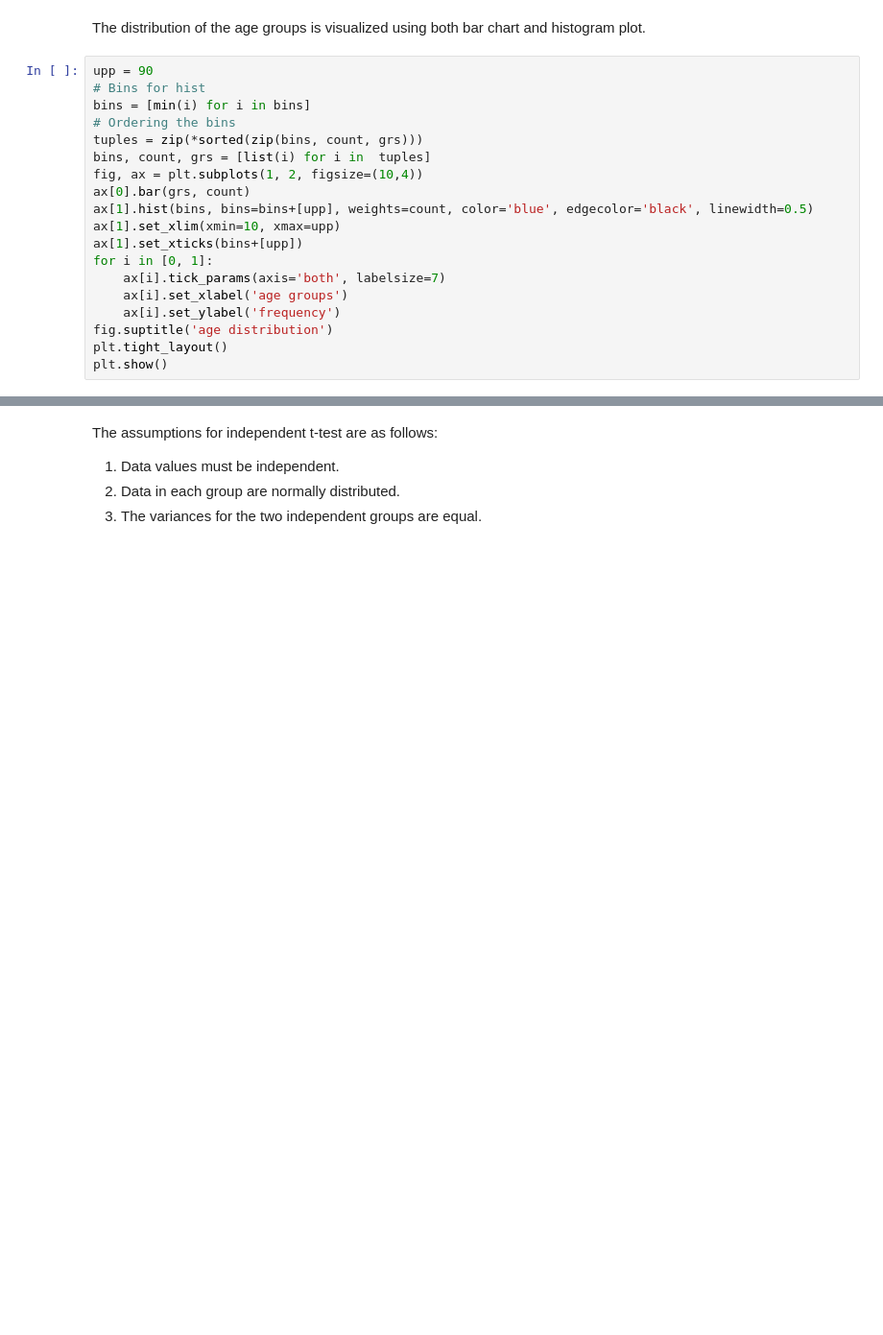
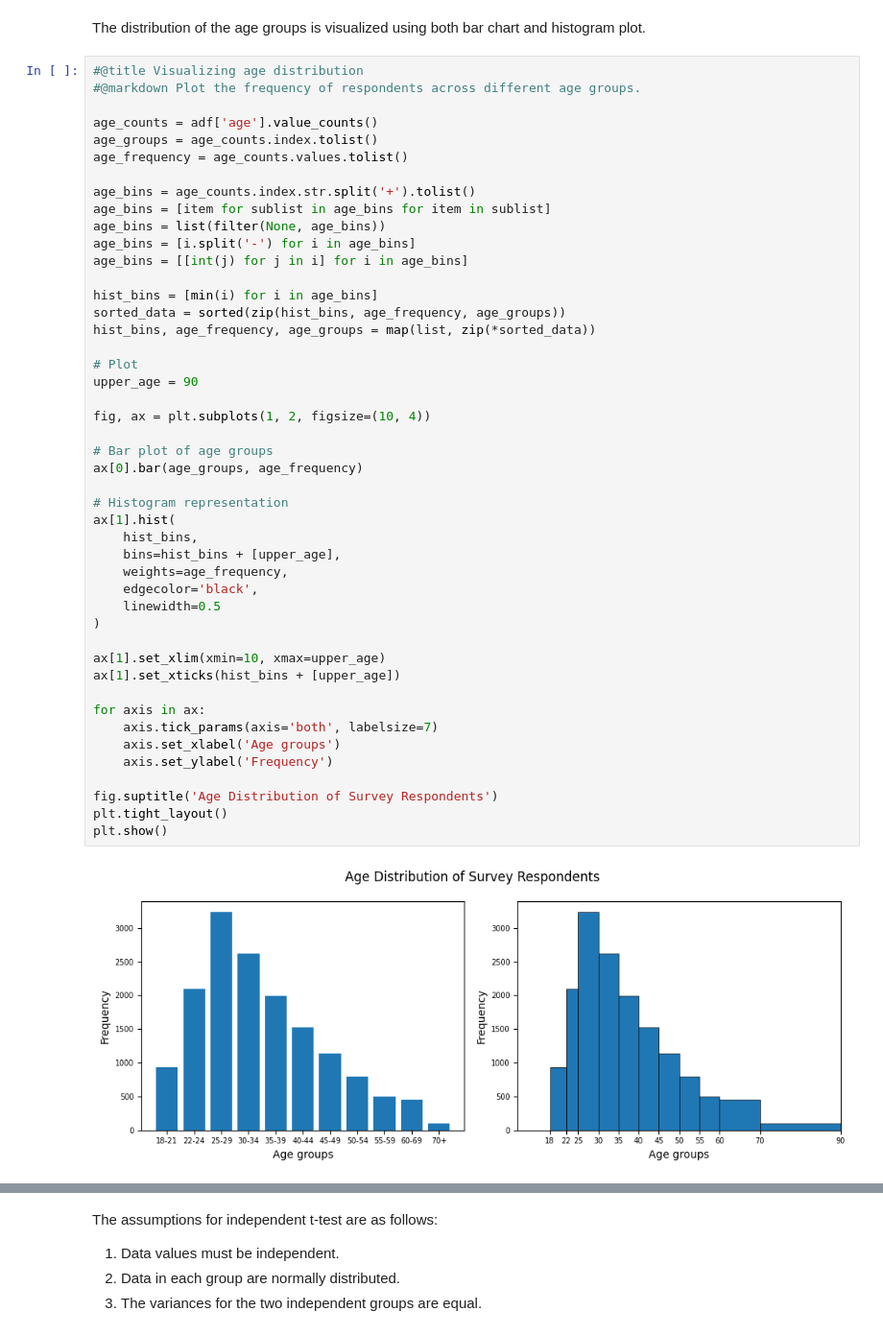
Before and after one commit to ali-sh-96/Machine-learning-Portfolio, a Jupyter notebook: project1/project1.ipynb, the cells around one changed output, grey strips where cells are left out. Shown at 96% size. Cells and saved outputs as stored; diff of their text form; blank space fills up the shorter version.

```diff
--- a/project1/project1.ipynb
+++ b/project1/project1.ipynb
@@ -112,22 +222,51 @@ pd.DataFrame(tuples, columns=['bins', 'age groups', 'count'])
 # %% [markdown]
 The distribution of the age groups is visualized using both bar chart and histogram plot.
-# %%
-upp = 90
-# Bins for hist
-bins = [min(i) for i in bins]
-# Ordering the bins
-tuples = zip(*sorted(zip(bins, count, grs)))
-bins, count, grs = [list(i) for i in  tuples]
-fig, ax = plt.subplots(1, 2, figsize=(10,4))
-ax[0].bar(grs, count)
-ax[1].hist(bins, bins=bins+[upp], weights=count, color='blue', edgecolor='black', linewidth=0.5)
-ax[1].set_xlim(xmin=10, xmax=upp)
-ax[1].set_xticks(bins+[upp])
-for i in [0, 1]:
-    ax[i].tick_params(axis='both', labelsize=7)
-    ax[i].set_xlabel('age groups')
-    ax[i].set_ylabel('frequency')
-fig.suptitle('age distribution')
-plt.tight_layout()
-plt.show()
+# %%
+#@title Visualizing age distribution
+#@markdown Plot the frequency of respondents across different age groups.
+
+age_counts = adf['age'].value_counts()
+age_groups = age_counts.index.tolist()
+age_frequency = age_counts.values.tolist()
+
+age_bins = age_counts.index.str.split('+').tolist()
+age_bins = [item for sublist in age_bins for item in sublist]
+age_bins = list(filter(None, age_bins))
+age_bins = [i.split('-') for i in age_bins]
+age_bins = [[int(j) for j in i] for i in age_bins]
+
+hist_bins = [min(i) for i in age_bins]
+sorted_data = sorted(zip(hist_bins, age_frequency, age_groups))
+hist_bins, age_frequency, age_groups = map(list, zip(*sorted_data))
+
+# Plot
+upper_age = 90
+
+fig, ax = plt.subplots(1, 2, figsize=(10, 4))
+
+# Bar plot of age groups
+ax[0].bar(age_groups, age_frequency)
+
+# Histogram representation
+ax[1].hist(
+    hist_bins,
+    bins=hist_bins + [upper_age],
+    weights=age_frequency,
+    edgecolor='black',
+    linewidth=0.5
+)
+
+ax[1].set_xlim(xmin=10, xmax=upper_age)
+ax[1].set_xticks(hist_bins + [upper_age])
+
+for axis in ax:
+    axis.tick_params(axis='both', labelsize=7)
+    axis.set_xlabel('Age groups')
+    axis.set_ylabel('Frequency')
+
+fig.suptitle('Age Distribution of Survey Respondents')
+plt.tight_layout()
+plt.show()
+# %% [output]
+[figure, added]
 # %% [markdown]
```
Also changed, not shown: parts of 65 cells of this notebook, 1 other file.
